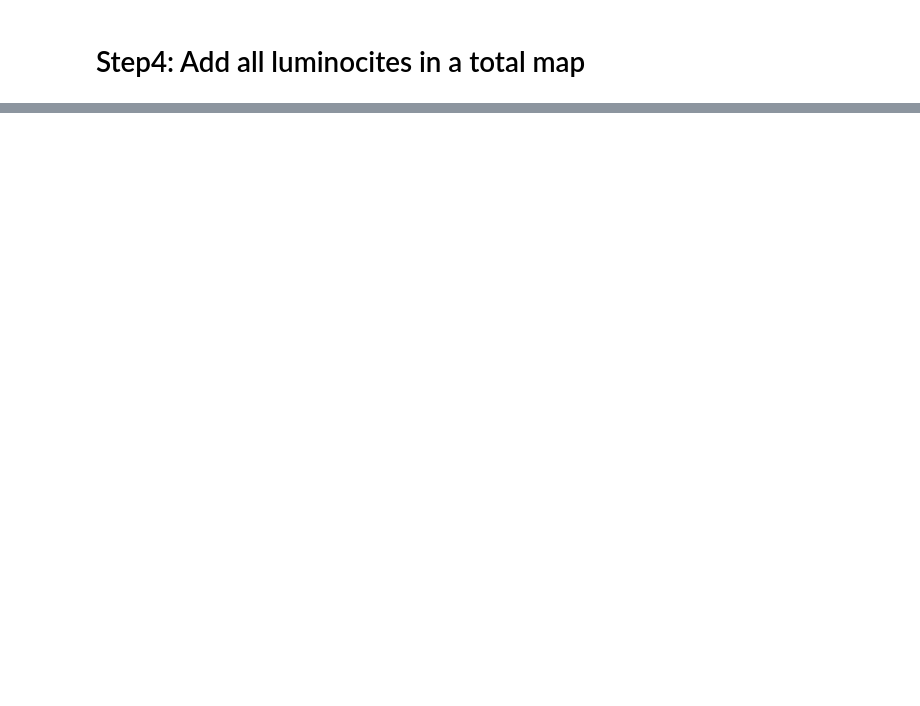
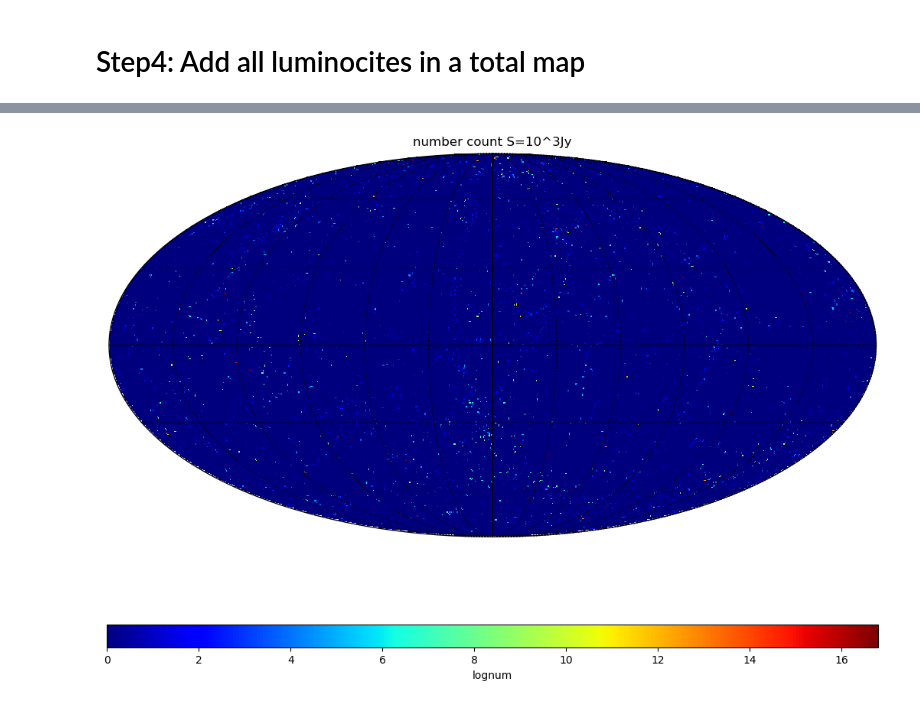
Before and after one commit to Aslanilles/Continuum-radio-sky-simulation, a Jupyter notebook: 射电点源的模拟.ipynb, the cells around one changed output, grey strips where cells are left out. Saved outputs shown, nothing was run; the diff lists cells and outputs as text; code cells hidden in the pictures; blank space fills up the shorter version.

```diff
--- a/射电点源的模拟.ipynb
+++ b/射电点源的模拟.ipynb
@@ -314,0 +394,5 @@ def change_frequency(nu2,all_flux_galaxy, para):
+# %%
+halo_with_galaxy_IDE12 = all_sky_simulate(IDE_1_2_file, 3, Parameter_FSRQ)
+plot_hpx_flux(halo_with_galaxy_IDE12, 'number count S=10^3Jy','lognum')
+# %% [output]
+[figure, added]
```
Also changed, not shown: parts of 15 cells of this notebook.
